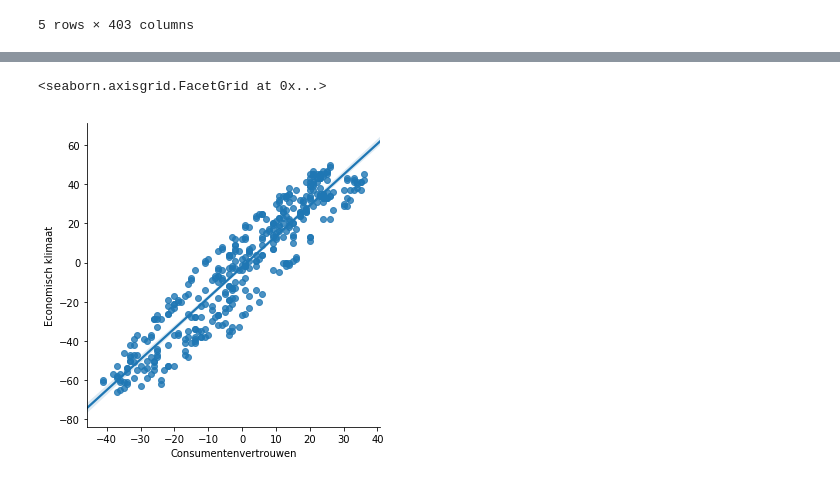
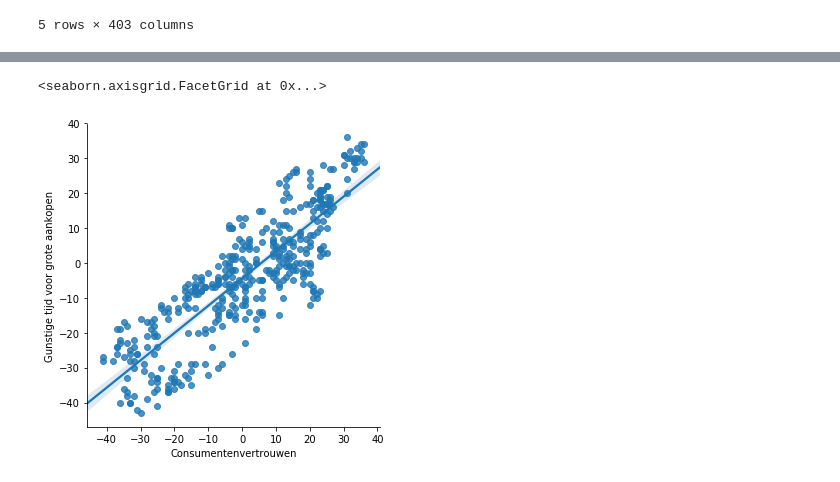
Before and after one commit to paauwp/CBS-Analyse, a Jupyter notebook: Consumentenvertrouwen.ipynb, the cells around one changed output, grey strips where cells are left out. Saved outputs shown, nothing was run; the diff lists cells and outputs as text; code cells hidden in the pictures.

```diff
--- a/Consumentenvertrouwen.ipynb
+++ b/Consumentenvertrouwen.ipynb
@@ -29,7 +29,7 @@ dftranspose.head()
 | 1986 juli | 20 | 45 | 4 | 49 | 41 | ... |
 | 1986 augustus | 21 | 47 | 4 | 53 | 41 | ... |
 # %%
-sns.lmplot(x='Consumentenvertrouwen',  y='Economisch klimaat', data=dftranspose)
+sns.lmplot(x='Consumentenvertrouwen',  y='Gunstige tijd voor grote aankopen', data=dftranspose)
 # %% [output]
 <seaborn.axisgrid.FacetGrid at 0x...>
-[figure, old version]
+[figure, new version]
```
Also changed, not shown: parts of 3 cells of this notebook.
